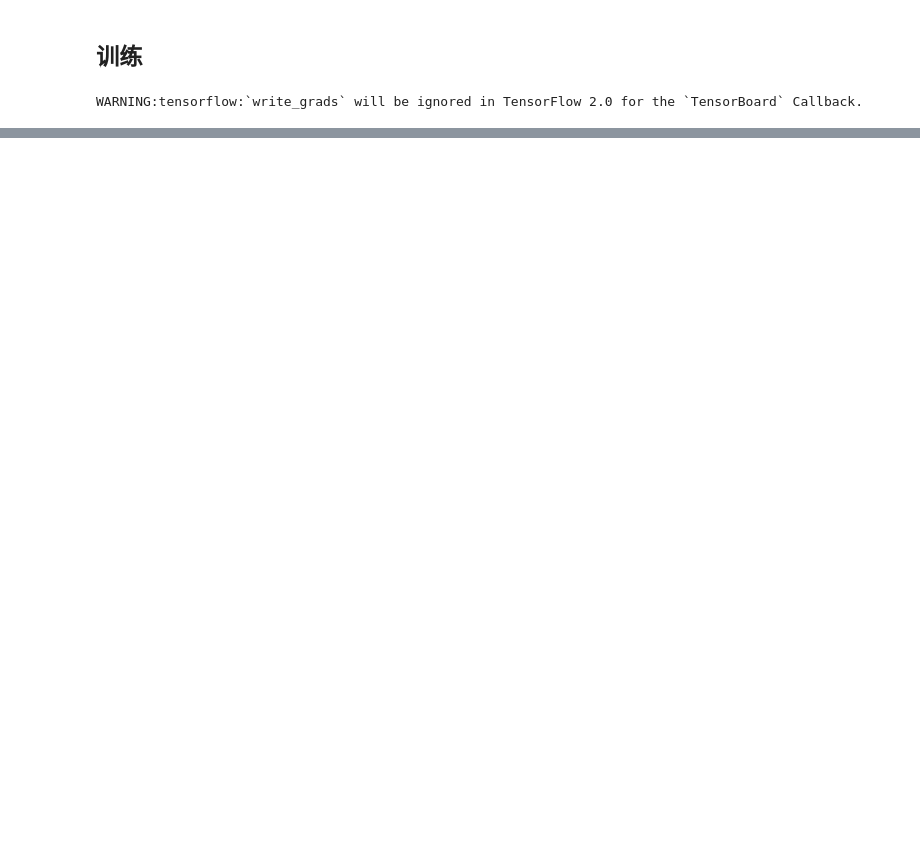
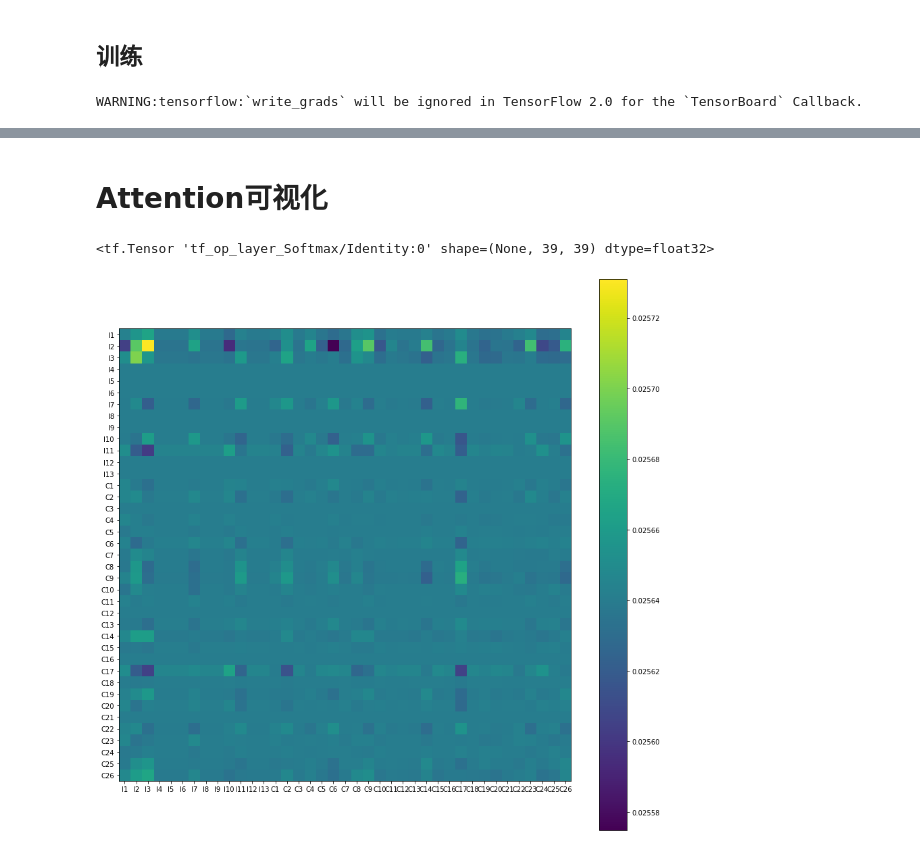
Before and after one commit to NELSONZHAO/zhihu, a Jupyter notebook: ctr_models/AutoInt.ipynb, the cells around one changed output, grey strips where cells are left out. Drawn from its saved outputs; the diff is of its cells as text; code cells hidden in the pictures; blank space fills up the shorter version.

Commit message:
feat: ctr models

```diff
--- a/ctr_models/AutoInt.ipynb
+++ b/ctr_models/AutoInt.ipynb
@@ -310,0 +324,2 @@ Epoch 5/5
+# %% [markdown]
+# Attention可视化
@@ -310,0 +330,25 @@ Epoch 5/5
+# %%
+model.layers[100].get_output_at(0)
+# %% [output]
+<tf.Tensor 'tf_op_layer_Softmax/Identity:0' shape=(None, 39, 39) dtype=float32>
+# %%
+attention_layer = Model(inputs=model.input,outputs=model.layers[102].get_output_at(0))
+# %%
+attention = attention_layer.predict(sample_data)
+# %%
+attention = attention.reshape((39, 39))
+# %%
+def plot_attention(data):
+    fig = plt.figure(figsize=(15, 15))
+    ax = fig.add_subplot(111)
+    ax.set_yticks(range(len(feats)))
+    ax.set_yticklabels(feats)
+    ax.set_xticks(range(len(feats)))
+    ax.set_xticklabels(feats)
+
+    im = ax.imshow(data)
+    plt.colorbar(im)
+# %%
+plot_attention(attention)
+# %% [output]
+[figure, added]
```
Also changed, not shown: parts of 19 cells of this notebook, 8 other files.
